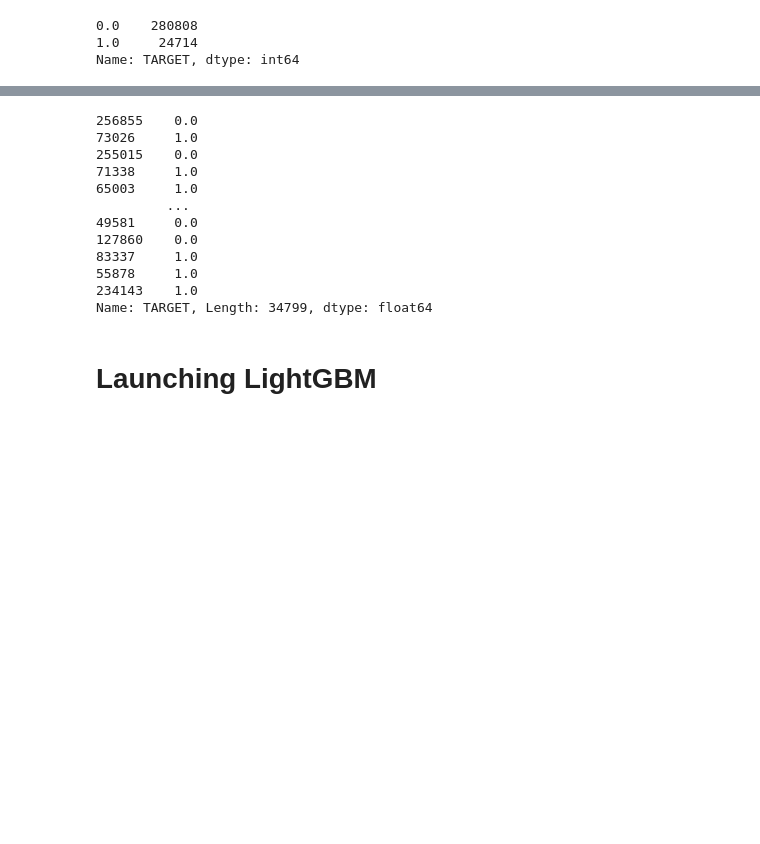
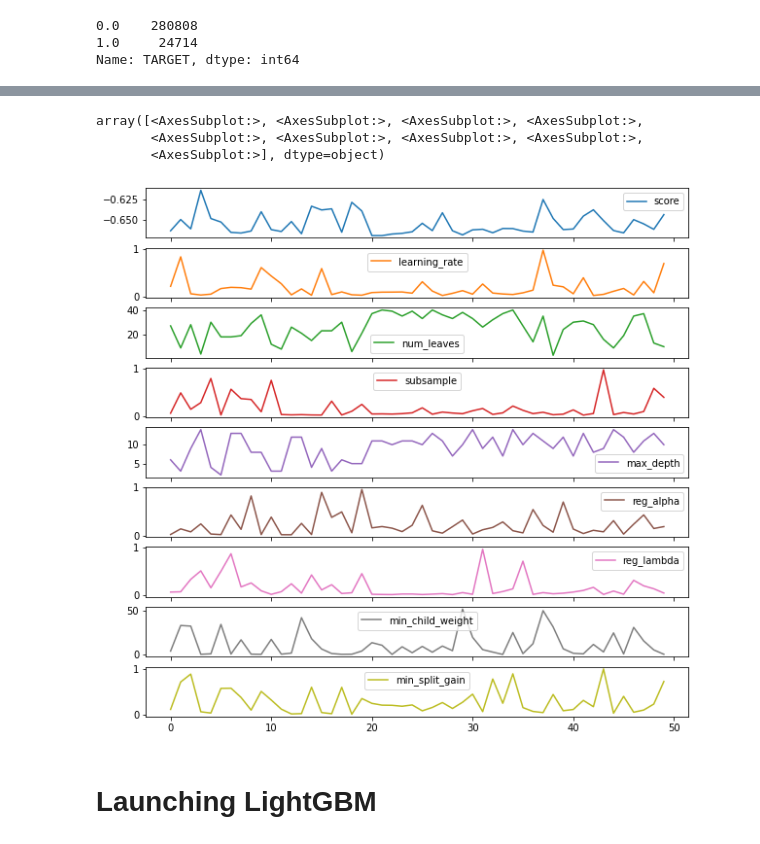
Before and after one commit to lauraamy/projet7_pretdepenser, a Jupyter notebook: p7_notebook_modelling.ipynb, the cells around one changed output, grey strips where cells are left out. Drawn from its saved outputs; the diff is of its cells as text; code cells hidden in the pictures; blank space fills up the shorter version.

```diff
--- a/p7_notebook_modelling.ipynb
+++ b/p7_notebook_modelling.ipynb
@@ -490,16 +436,0 @@ x_train
-# %%
-y_train
-#y_test
-# %% [output]
-256855    0.0
-73026     1.0
-255015    0.0
-71338     1.0
-65003     1.0
-         ...
-49581     0.0
-127860    0.0
-83337     1.0
-55878     1.0
-234143    1.0
-Name: TARGET, Length: 34799, dtype: float64
@@ -506,3 +442,33 @@ Name: TARGET, Length: 34799, dtype: float64
+# %%
+#tpe_test_score=mean_squared_error(x_test, model.predict(y_test))
+
+tpe_results = np.array([[x['result']['loss'],
+                         x['misc']['vals']['learning_rate'][0],
+                         x['misc']['vals']['num_leaves'][0],
+                         x['misc']['vals']['subsample'][0],
+                         x['misc']['vals']['max_depth'][0],
+                         x['misc']['vals']['reg_alpha'][0],
+                         x['misc']['vals']['reg_lambda'][0],
+                         x['misc']['vals']['min_child_weight'][0],
+                         x['misc']['vals']['min_split_gain'][0]] for x in trials.trials])
+
+tpe_results_df = pd.DataFrame(tpe_results,
+                           columns=['score',
+                                    'learning_rate',
+                                    'num_leaves',
+                                    'subsample',
+                                    'max_depth',
+                                    'reg_alpha',
+                                    'reg_lambda',
+                                    'min_child_weight',
+                                    'min_split_gain'])
+
+tpe_results_df.plot(subplots=True,figsize=(10, 10))
+# %% [output]
+array([<AxesSubplot:>, <AxesSubplot:>, <AxesSubplot:>, <AxesSubplot:>,
+       <AxesSubplot:>, <AxesSubplot:>, <AxesSubplot:>, <AxesSubplot:>,
+       <AxesSubplot:>], dtype=object)
+[figure, added]
 # %% [markdown]
 # Launching LightGBM
 # %%
```
Also changed, not shown: parts of 107 cells of this notebook, 12 other files.
